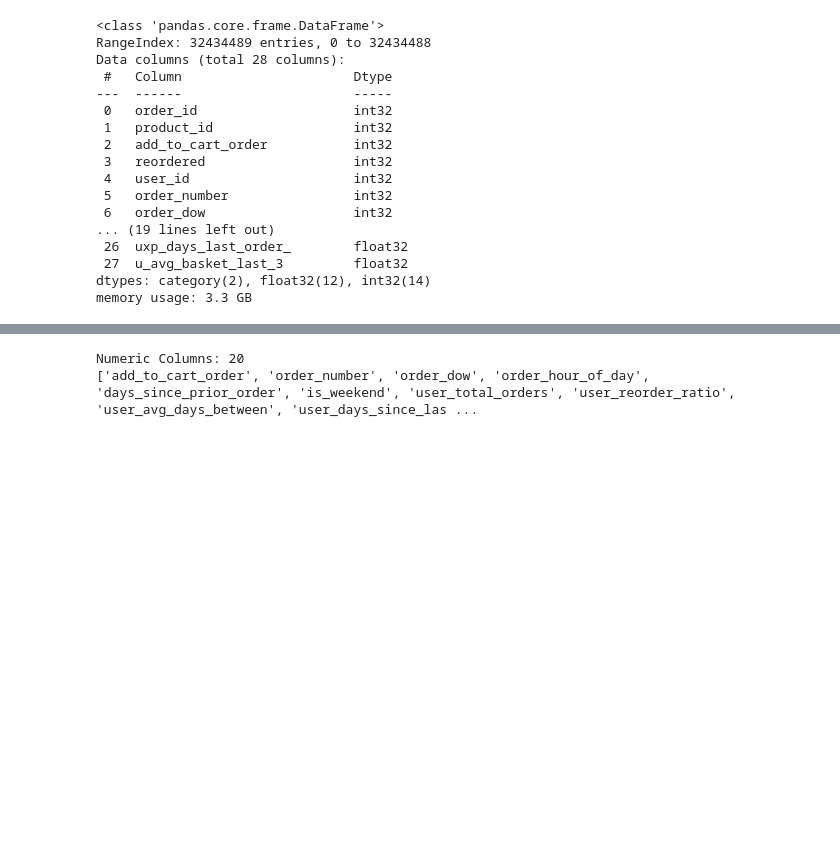
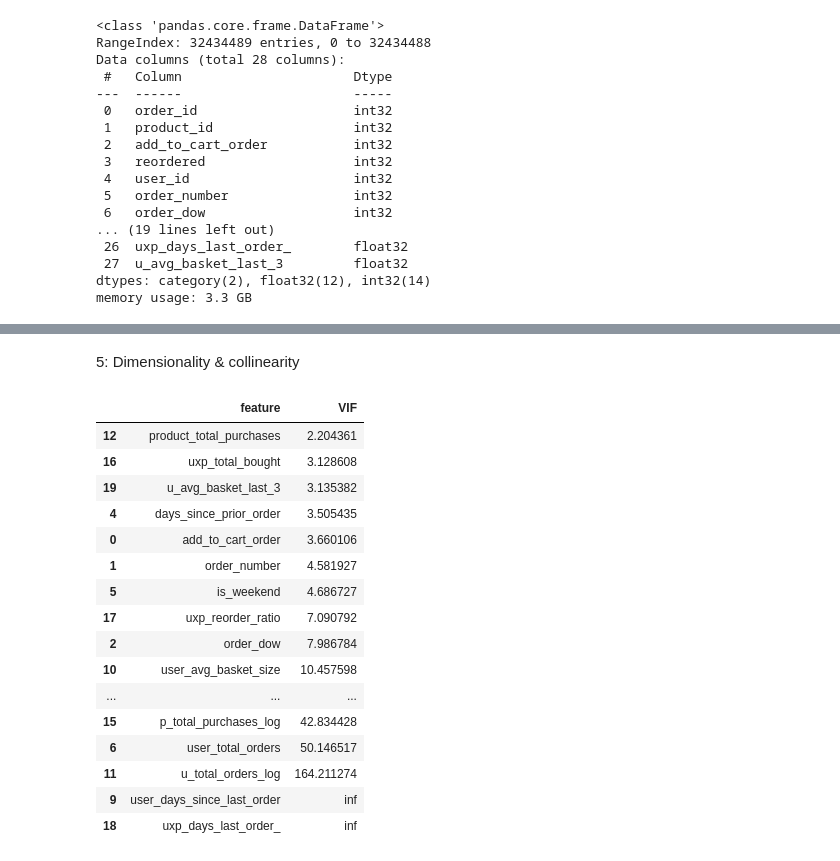
Before and after one commit to ameennasaireh10-hash/ML-project, a Jupyter notebook: FinalProject.ipynb, the cells around one changed output, grey strips where cells are left out. Drawn from its saved outputs; the diff is of its cells as text; code cells hidden in the pictures; blank space fills up the shorter version.

```diff
--- a/FinalProject.ipynb
+++ b/FinalProject.ipynb
@@ -1169,6 +970,0 @@ preprocessor = ColumnTransformer(
-# %%
-print("Numeric Columns:", len(num_cols))
-print(num_cols)
-# %% [output]
-Numeric Columns: 20
-['add_to_cart_order', 'order_number', 'order_dow', 'order_hour_of_day', 'days_since_prior_order', 'is_weekend', 'user_total_orders', 'user_reorder_ratio', 'user_avg_days_between', 'user_days_since_las ...
@@ -1178,0 +971,2 @@ Numeric Columns: 20
+# %% [markdown]
+5: Dimensionality & collinearity
@@ -1178,0 +989,35 @@ Numeric Columns: 20
+# %%
+#بدي استخدم VIF , هاض عباره عن فنكشن رياضي ببين قديش في ارتباط وتكرار بين الاعمده نفسهم
+#الهدف منه اني اشوف شو في اعمده فيهم تشابه كبير وبقدمو نفس المعلومه تقريبا عشان احذف واحد منهم
+
+SAMPLE_SIZE = 50000
+V = final_df[num_cols].sample(n=SAMPLE_SIZE , random_state = 42)
+
+vif = pd.DataFrame()
+vif["feature"] = V[num_cols].columns
+vif["VIF"] = [variance_inflation_factor(V.values , i) for i in range(V.shape[1])]
+
+#تحت 5 ممتاز
+#بين ال 6 وال 10 مقبول
+#اكثر من هيك بدك تشوف شو و وين في ترابط غير مهم وتبلش تحذف
+#ال inf حذف مباشره
+
+vif.sort_values("VIF" , ascending = True)
+# %% [output]
+|  | feature | VIF |
+| 12 | product_total_purchases | 2.204361 |
+| 16 | uxp_total_bought | 3.128608 |
+| 19 | u_avg_basket_last_3 | 3.135382 |
+| 4 | days_since_prior_order | 3.505435 |
+| 0 | add_to_cart_order | 3.660106 |
+| 1 | order_number | 4.581927 |
+| 5 | is_weekend | 4.686727 |
+| 17 | uxp_reorder_ratio | 7.090792 |
+| 2 | order_dow | 7.986784 |
+| 10 | user_avg_basket_size | 10.457598 |
+| ... | ... | ... |
+| 15 | p_total_purchases_log | 42.834428 |
+| 6 | user_total_orders | 50.146517 |
+| 11 | u_total_orders_log | 164.211274 |
+| 9 | user_days_since_last_order | inf |
+| 18 | uxp_days_last_order_ | inf |
```
Also changed, not shown: parts of 39 cells of this notebook.
